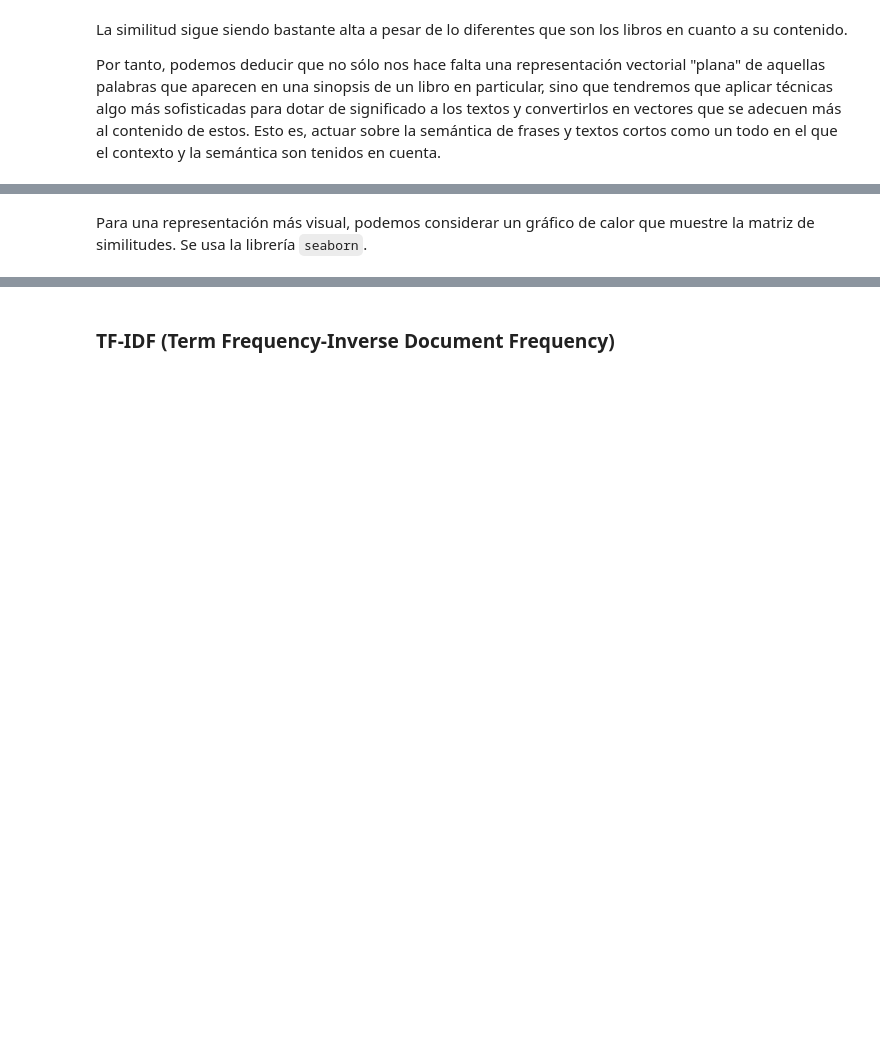
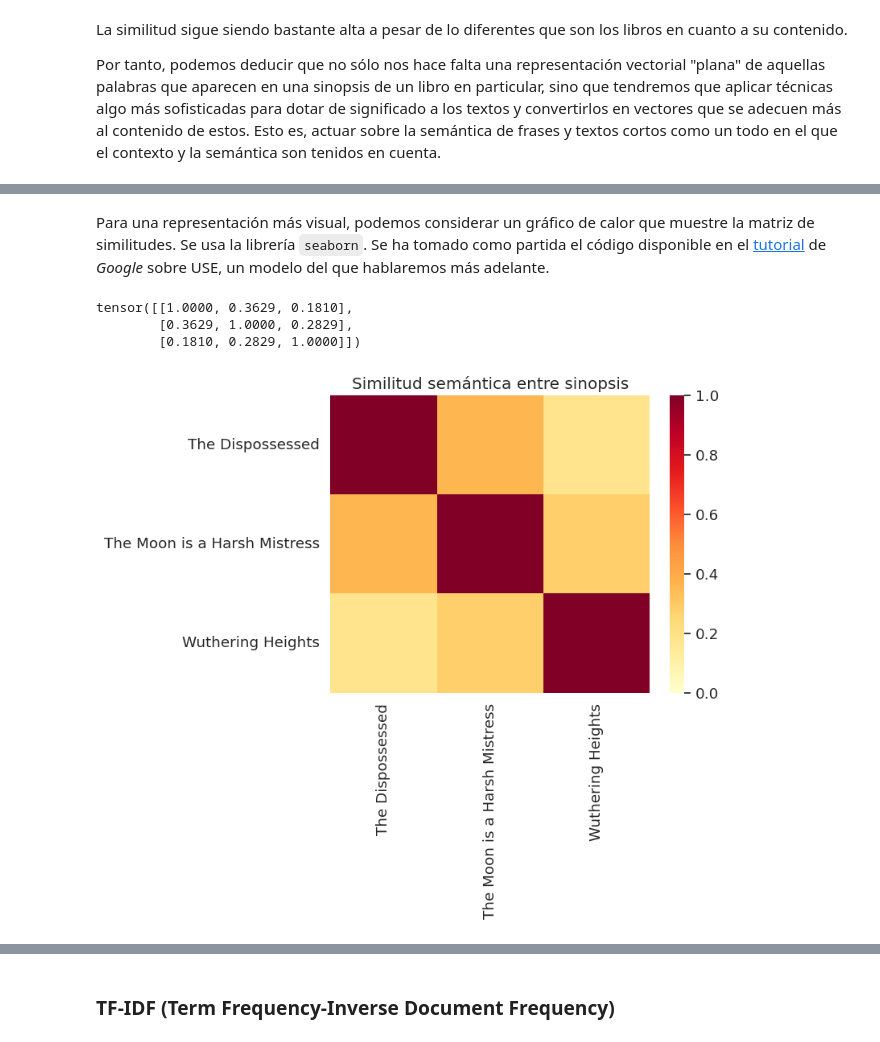
Before and after one commit to mrrodero/XBRecs, a Jupyter notebook: nlp_descriptions.ipynb, the cells around one changed output, grey strips where cells are left out. Cells and saved outputs as stored; diff of their text form; code cells hidden in the pictures; blank space fills up the shorter version.

```diff
--- a/nlp_descriptions.ipynb
+++ b/nlp_descriptions.ipynb
@@ -121,26 +146,31 @@ print(util.cos_sim(encoded_book_summaries, encoded_book_summaries))
 # %% [markdown]
-Para una representación más visual, podemos considerar un gráfico de calor que muestre la matriz de similitudes. Se usa la librería `seaborn`.
+Para una representación más visual, podemos considerar un gráfico de calor que muestre la matriz de similitudes. Se usa la librería `seaborn`. Se ha tomado como partida el código disponible en el [tutorial](https://www.tensorflow.org/hub/tutorials/semantic_similarity_with_tf_hub_universal_encoder) de *Google* sobre USE, un modelo del que hablaremos más adelante.
 # %%
 import seaborn as sns
 
 def plot_similarity(features, labels, rotation, similarity):
     """
     Representa la similitud entre embeddings con un mapa de calor
     """
     corr = similarity(features, features)
     print(corr)
     sns.set(font_scale=1.2)
     g = sns.heatmap(
         corr,
         xticklabels=labels,
         yticklabels=labels,
         vmin=0,
         vmax=1,
         cmap="YlOrRd"
     )
     g.set_xticklabels(labels, rotation=rotation)
     g.set_title("Similitud semántica entre sinopsis")
 
-plot_similarity(encoded_book_summaries, titles, 90, util.cos_sim)
+plot_similarity(encoded_book_summaries.detach().cpu(), titles, 90, util.cos_sim)
+# %% [output]
+tensor([[1.0000, 0.3629, 0.1810],
+        [0.3629, 1.0000, 0.2829],
+        [0.1810, 0.2829, 1.0000]])
+[figure, added]
 # %%
 """
```
Also changed, not shown: parts of 29 cells of this notebook.
